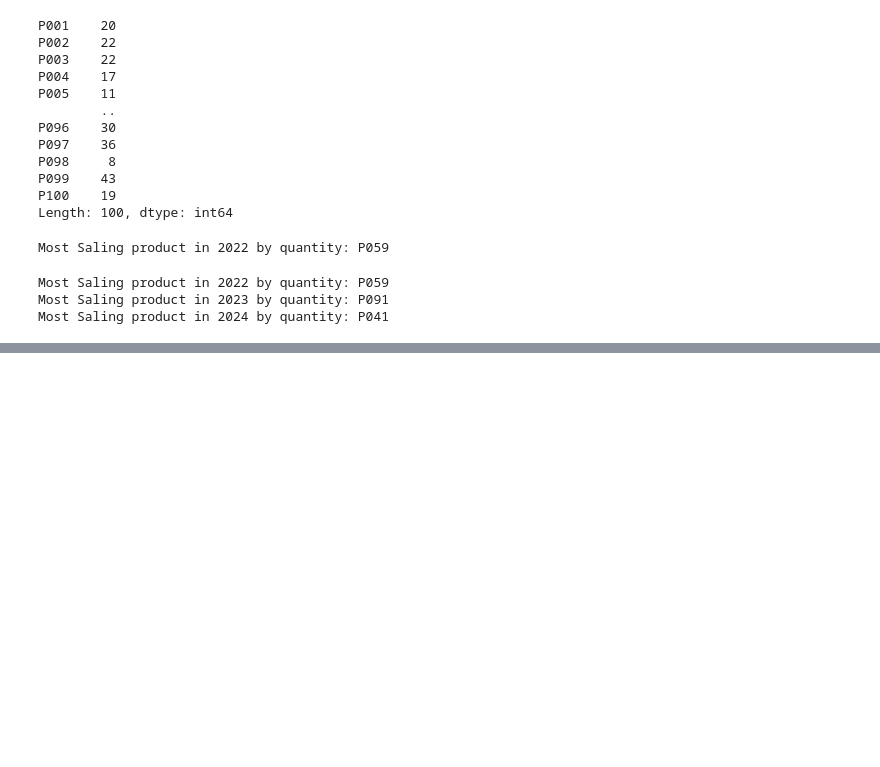
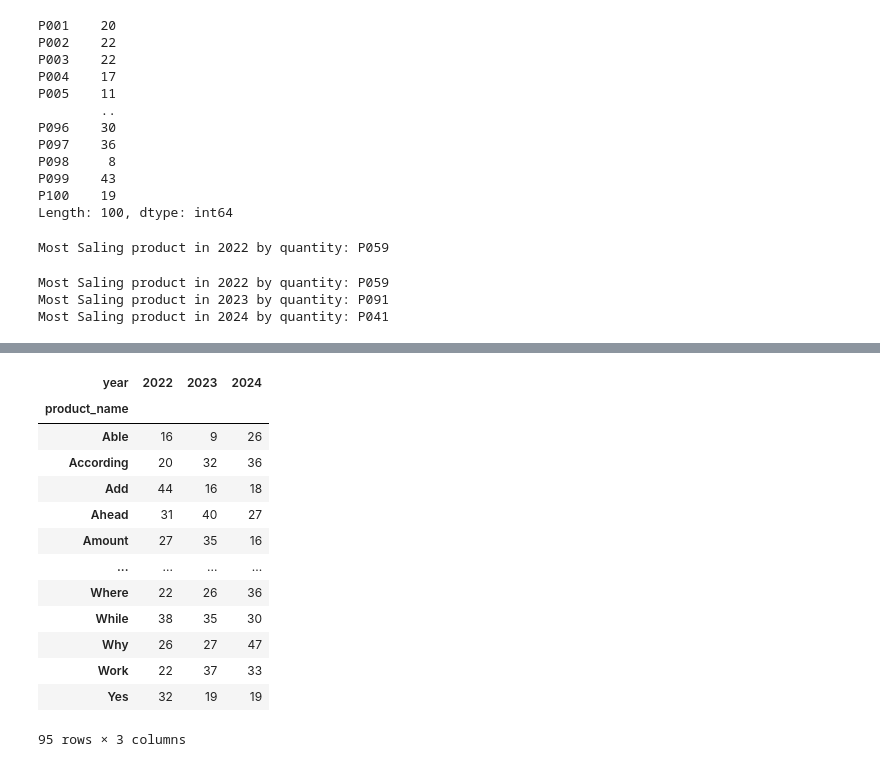
Before and after one commit to memonY49/SMIT-AI-DS-Batch-4, a Jupyter notebook: ecommerce.ipynb, the cells around one changed output, grey strips where cells are left out. Drawn from its saved outputs; the diff is of its cells as text; code cells hidden in the pictures; blank space fills up the shorter version.

```diff
--- a/ecommerce.ipynb
+++ b/ecommerce.ipynb
@@ -238,0 +361,23 @@ Most Saling product in 2024 by quantity: P041
+# %%
+new_data.pivot_table(
+    values='quantity',
+    index='product_name',
+    columns='year',
+    aggfunc='sum',
+    fill_value=0
+)
+# %% [output]
+| year | 2022 | 2023 | 2024 |
+| product_name |  |  |  |
+| Able | 16 | 9 | 26 |
+| According | 20 | 32 | 36 |
+| Add | 44 | 16 | 18 |
+| Ahead | 31 | 40 | 27 |
+| Amount | 27 | 35 | 16 |
+| ... | ... | ... | ... |
+| Where | 22 | 26 | 36 |
+| While | 38 | 35 | 30 |
+| Why | 26 | 27 | 47 |
+| Work | 22 | 37 | 33 |
+| Yes | 32 | 19 | 19 |
+95 rows × 3 columns
```
Also changed, not shown: parts of 12 cells of this notebook, 4 other files.
